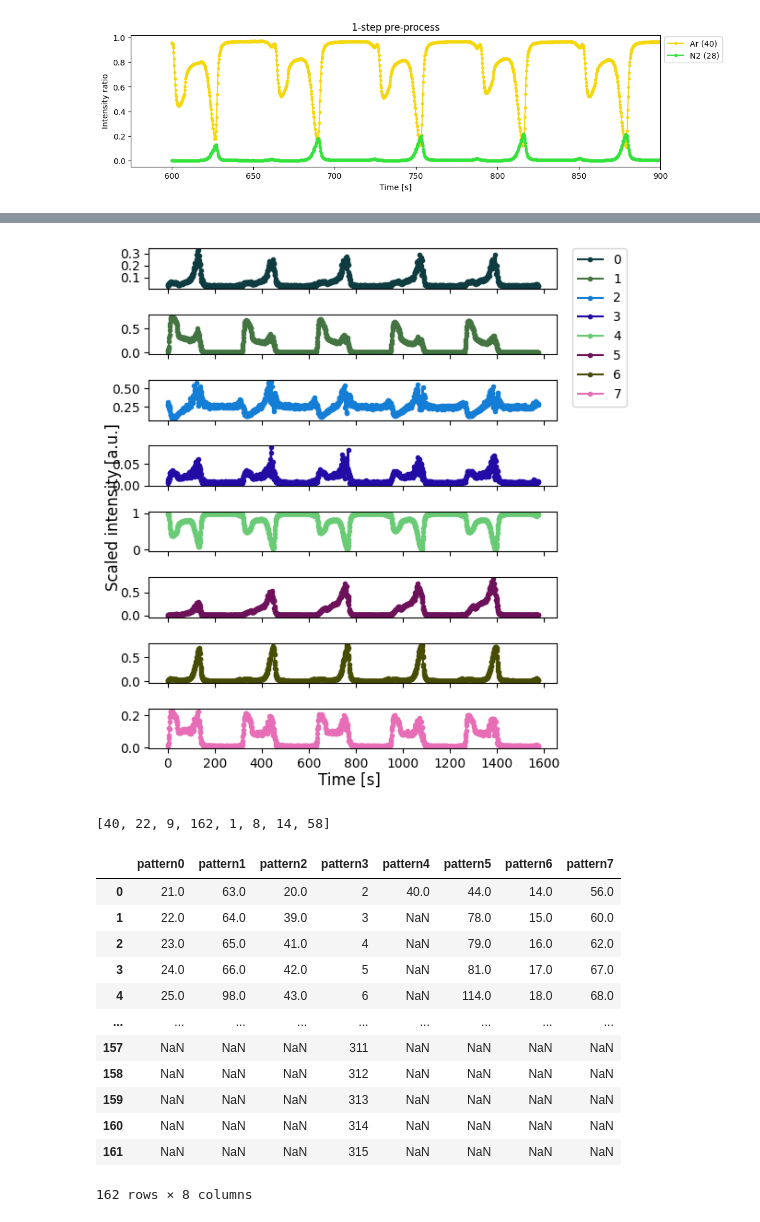
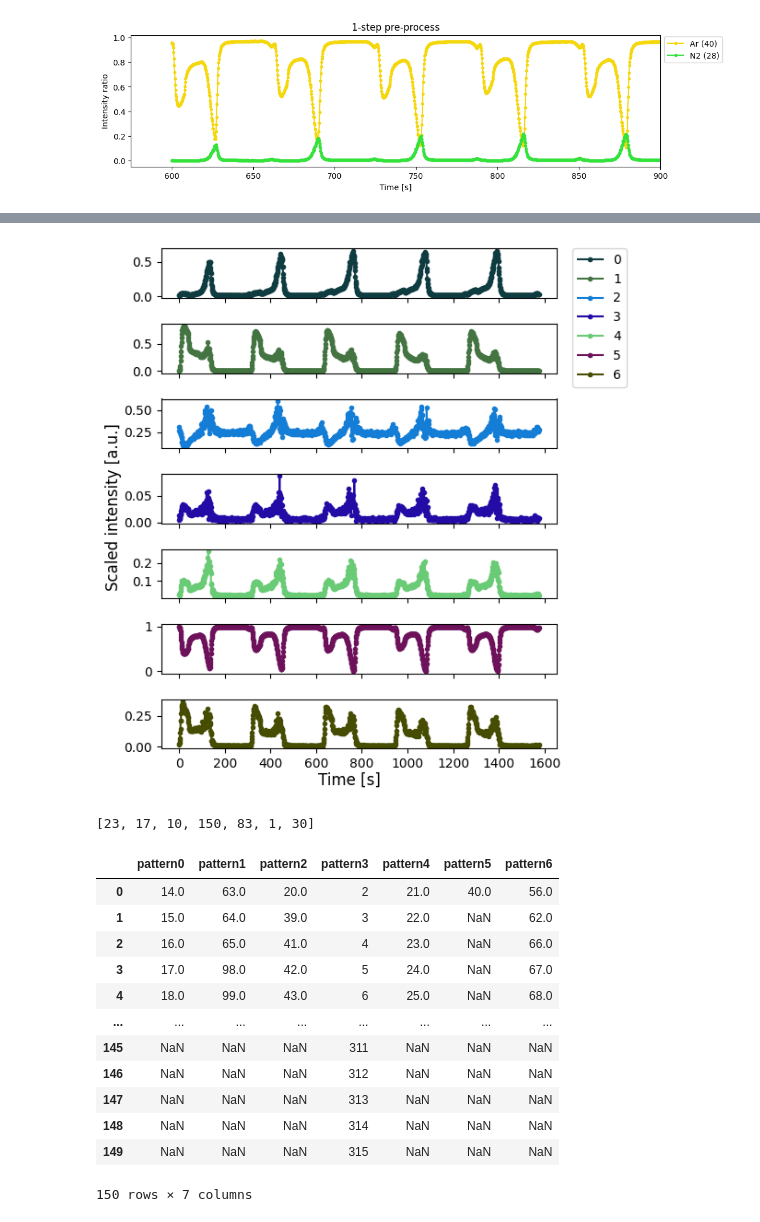
Before and after one commit to 24shiny/TOF_data, a Jupyter notebook: comparison/p4_clustering.ipynb, the cells around one changed output, grey strips where cells are left out. Cells and saved outputs as stored; diff of their text form; code cells hidden in the pictures.

```diff
--- a/comparison/p4_clustering.ipynb
+++ b/comparison/p4_clustering.ipynb
@@ -101,5 +104,5 @@ plt.show()
 # %%
-k = 8
+k = 7
 km = KMeans(n_clusters=k, random_state=42)
 km.fit(df1_pre_scaled.T)
 
@@ -109,46 +112,46 @@ random.seed(31)
 colors = ["#"+''.join([random.choice('0123456789ABCDEF') for j in range(6)])
              for i in range(10)]
 
 # colors
 label_color = colors
 
 # draw cluster centers
 fig, axs = plt.subplots(k,1, sharex=True, figsize=(5,6))
 fig.tight_layout(pad=1)
 for idx, val in enumerate(km.cluster_centers_):
     axs[idx].plot(val,'.-',color=label_color[idx])
 
 fig.supxlabel('Time [s]', y=-0.01)
 fig.supylabel('Scaled intensity [a.u.]', x=-0.03)
 fig.legend(set(km.labels_), bbox_to_anchor=(0.97, 0.98), loc='upper left')
 fig.savefig(f'data/figure/1step_pre_patterns.png', bbox_inches='tight')
 plt.show()
 
 # num of elements1
 wv_labled = []
 for i in range(k):
     wv_labled.append(df1_pre_scaled.T[km.labels_==i].index.tolist())
 print([len(i) for i in wv_labled])
 
 df_labeled = []
 for i in range(0,k):
     df_labeled.append(pd.DataFrame(wv_labled[i], columns=[f'pattern{i}']))
 df_labeled = pd.concat([i for i in df_labeled], axis=1)
-pattern.to_csv(f'data/1step_pre_patterns.csv')
+df_labeled.to_csv(f'data/1step_pre_patterns.csv')
 df_labeled
 # %% [output]
-[figure, old version]
+[figure, new version]
-[40, 22, 9, 162, 1, 8, 14, 58]
+[23, 17, 10, 150, 83, 1, 30]
-|  | pattern0 | pattern1 | pattern2 | pattern3 | pattern4 | pattern5 | pattern6 | pattern7 |
-| 0 | 21.0 | 63.0 | 20.0 | 2 | 40.0 | 44.0 | 14.0 | 56.0 |
-| 1 | 22.0 | 64.0 | 39.0 | 3 | NaN | 78.0 | 15.0 | 60.0 |
-| 2 | 23.0 | 65.0 | 41.0 | 4 | NaN | 79.0 | 16.0 | 62.0 |
-| 3 | 24.0 | 66.0 | 42.0 | 5 | NaN | 81.0 | 17.0 | 67.0 |
-| 4 | 25.0 | 98.0 | 43.0 | 6 | NaN | 114.0 | 18.0 | 68.0 |
-| ... | ... | ... | ... | ... | ... | ... | ... | ... |
-| 157 | NaN | NaN | NaN | 311 | NaN | NaN | NaN | NaN |
-| 158 | NaN | NaN | NaN | 312 | NaN | NaN | NaN | NaN |
-| 159 | NaN | NaN | NaN | 313 | NaN | NaN | NaN | NaN |
-| 160 | NaN | NaN | NaN | 314 | NaN | NaN | NaN | NaN |
-| 161 | NaN | NaN | NaN | 315 | NaN | NaN | NaN | NaN |
+|  | pattern0 | pattern1 | pattern2 | pattern3 | pattern4 | pattern5 | pattern6 |
+| 0 | 14.0 | 63.0 | 20.0 | 2 | 21.0 | 40.0 | 56.0 |
+| 1 | 15.0 | 64.0 | 39.0 | 3 | 22.0 | NaN | 62.0 |
+| 2 | 16.0 | 65.0 | 41.0 | 4 | 23.0 | NaN | 66.0 |
+| 3 | 17.0 | 98.0 | 42.0 | 5 | 24.0 | NaN | 67.0 |
+| 4 | 18.0 | 99.0 | 43.0 | 6 | 25.0 | NaN | 68.0 |
+| ... | ... | ... | ... | ... | ... | ... | ... |
+| 145 | NaN | NaN | NaN | 311 | NaN | NaN | NaN |
+| 146 | NaN | NaN | NaN | 312 | NaN | NaN | NaN |
+| 147 | NaN | NaN | NaN | 313 | NaN | NaN | NaN |
+| 148 | NaN | NaN | NaN | 314 | NaN | NaN | NaN |
+| 149 | NaN | NaN | NaN | 315 | NaN | NaN | NaN |
-162 rows × 8 columns
+150 rows × 7 columns
```
Also changed, not shown: parts of 17 cells of this notebook.
